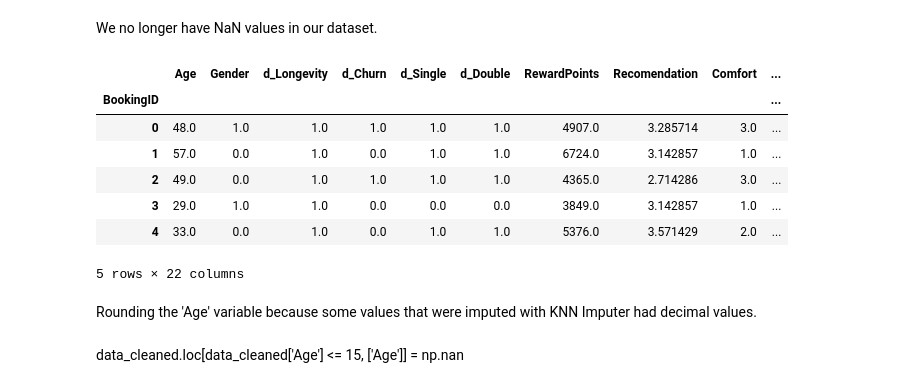
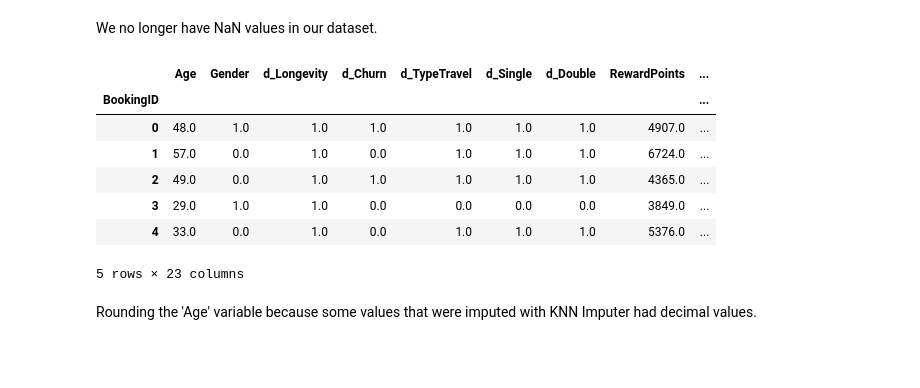
Before and after one commit to jorgecompleto/BookMe_Clustering, a Jupyter notebook: 202122_Cluster_Group15_Notebook.ipynb, the cells around one changed output. Drawn from its saved outputs; the diff is of its cells as text; code cells hidden in the pictures; blank space fills up the shorter version.

```diff
--- a/202122_Cluster_Group15_Notebook.ipynb
+++ b/202122_Cluster_Group15_Notebook.ipynb
@@ -563,7 +637,7 @@ df['d_Double'] = np.where(df['RoomType'] != 'double', '1', '0')
 # %% [markdown]
 Create two dummy variables for 'RoomType'. If 'd_Single' = 0 and 'd_Double' = 0 it means that the room is a suite.
 # %%
-df['Recomendation'] = df[['Comfort', 'ReceptionSchedule', 'FoodDrink', 'Location', 'Wifi', 'Amenities', 'Staff', 'OnlineBooking', 'PriceQuality', 'RoomSpace', 'CheckOut', 'Checkin', 'Cleanliness', 'BarService']].mean(axis = 1)
+df['Recommendation'] = df[['Comfort', 'ReceptionSchedule', 'FoodDrink', 'Location', 'Wifi', 'Amenities', 'Staff', 'OnlineBooking', 'PriceQuality', 'RoomSpace', 'CheckOut', 'Checkin', 'Cleanliness', 'BarService']].mean(axis = 1)
 df
 # %% [output]
 |  | Churn | Name | Longevity | TypeTravel | RoomType | RewardPoints | Comfort | ReceptionSchedule | ... |
@@ -583,7 +657,7 @@ df
 # %% [markdown]
 Create a new variable 'Recomendation' that is equal to the mean of all the surveys variables for each Booking ID.
 # %%
-df = df[['Name', 'Age', 'Gender', 'd_Longevity','d_Churn', 'd_Single', 'd_Double', 'RewardPoints', 'Recomendation',
+df = df[['Name', 'Age', 'Gender', 'd_Longevity','d_Churn', 'd_TypeTravel', 'd_Single', 'd_Double', 'RewardPoints', 'Recommendation',
                'Comfort', 'ReceptionSchedule', 'FoodDrink', 'Location', 'Wifi', 'Amenities', 'Staff', 'OnlineBooking',
                'PriceQuality', 'RoomSpace', 'CheckOut', 'Checkin', 'Cleanliness', 'BarService']]
 df.head()
@@ -622,0 +748,2 @@ There are 195 missing values in 'Age' that must be handled. We are going to use
+# %%
+df.loc[(df.Name == 'Ms. Emily Thomas'),'Age'] = 33
@@ -622,0 +773,2 @@ There are 195 missing values in 'Age' that must be handled. We are going to use
+# %%
+df.loc[df['Age'] < 15, ['Age']] = np.nan
@@ -655,18 +833,16 @@ df_v2.loc[df_v2['Age'].isna()]
 # %% [markdown]
 We no longer have NaN values in our dataset.
 # %%
-df_v2['Age'] = df_v2['Age'].round(decimals = 0)
+df_v2['Age'] = df_v2['Age'].apply(np.floor)
 df_v2.head()
 # %% [output]
-|  | Age | Gender | d_Longevity | d_Churn | d_Single | d_Double | RewardPoints | Recomendation | Comfort | ... |
-| BookingID |  |  |  |  |  |  |  |  |  | ... |
-| 0 | 48.0 | 1.0 | 1.0 | 1.0 | 1.0 | 1.0 | 4907.0 | 3.285714 | 3.0 | ... |
-| 1 | 57.0 | 0.0 | 1.0 | 0.0 | 1.0 | 1.0 | 6724.0 | 3.142857 | 1.0 | ... |
-| 2 | 49.0 | 0.0 | 1.0 | 1.0 | 1.0 | 1.0 | 4365.0 | 2.714286 | 3.0 | ... |
-| 3 | 29.0 | 1.0 | 1.0 | 0.0 | 0.0 | 0.0 | 3849.0 | 3.142857 | 1.0 | ... |
-| 4 | 33.0 | 0.0 | 1.0 | 0.0 | 1.0 | 1.0 | 5376.0 | 3.571429 | 2.0 | ... |
+|  | Age | Gender | d_Longevity | d_Churn | d_TypeTravel | d_Single | d_Double | RewardPoints | ... |
+| BookingID |  |  |  |  |  |  |  |  | ... |
+| 0 | 48.0 | 1.0 | 1.0 | 1.0 | 1.0 | 1.0 | 1.0 | 4907.0 | ... |
+| 1 | 57.0 | 0.0 | 1.0 | 0.0 | 1.0 | 1.0 | 1.0 | 6724.0 | ... |
+| 2 | 49.0 | 0.0 | 1.0 | 1.0 | 1.0 | 1.0 | 1.0 | 4365.0 | ... |
+| 3 | 29.0 | 1.0 | 1.0 | 0.0 | 0.0 | 0.0 | 0.0 | 3849.0 | ... |
+| 4 | 33.0 | 0.0 | 1.0 | 0.0 | 1.0 | 1.0 | 1.0 | 5376.0 | ... |
-5 rows × 22 columns
+5 rows × 23 columns
 # %% [markdown]
 Rounding the 'Age' variable because some values that were imputed with KNN Imputer had decimal values.
-# %% [markdown]
-data_cleaned.loc[data_cleaned['Age'] <= 15, ['Age']] = np.nan
```
Also changed, not shown: parts of 80 cells of this notebook.
